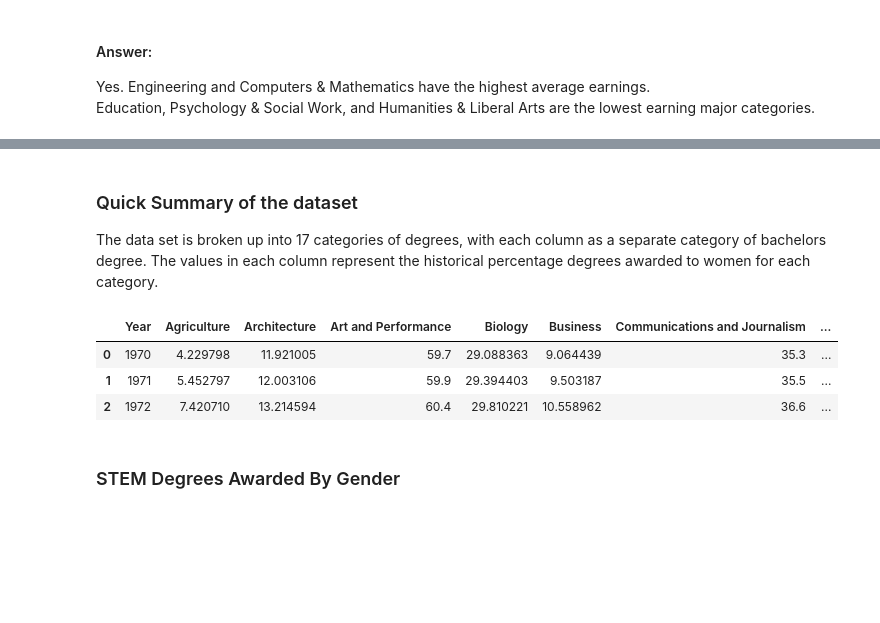
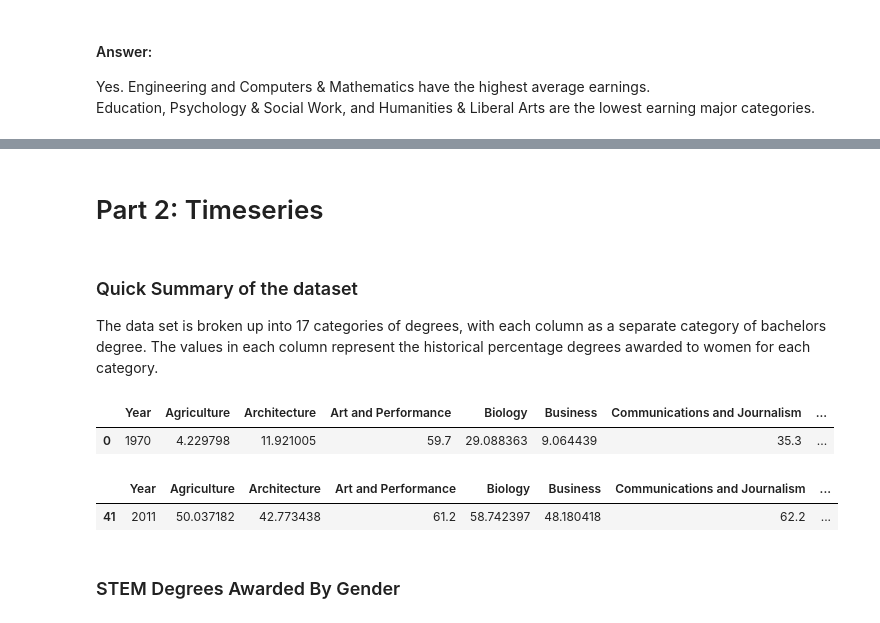
Before and after one commit to danielzayas/STEM_gender_gap, a Jupyter notebook: Earnings by College Majors.ipynb, the cells around one changed output, grey strips where cells are left out. Cells and saved outputs as stored; diff of their text form; code cells hidden in the pictures; blank space fills up the shorter version.

```diff
--- a/Earnings by College Majors.ipynb
+++ b/Earnings by College Majors.ipynb
@@ -304,3 +309,5 @@ The Department of Education Statistics releases a data set annually containing t
+# %% [markdown]
+# Part 2: Timeseries
 # %% [markdown]
 ### Quick Summary of the dataset
 
@@ -308,11 +315,14 @@ The data set is broken up into 17 categories of degrees, with each column as a s
 # %%
 women_degrees = pd.read_csv('percent-bachelors-degrees-women-usa.csv')
 # %%
-women_degrees.head(3)
+women_degrees.head(1)
 # %% [output]
 |  | Year | Agriculture | Architecture | Art and Performance | Biology | Business | Communications and Journalism | ... |
 | 0 | 1970 | 4.229798 | 11.921005 | 59.7 | 29.088363 | 9.064439 | 35.3 | ... |
-| 1 | 1971 | 5.452797 | 12.003106 | 59.9 | 29.394403 | 9.503187 | 35.5 | ... |
-| 2 | 1972 | 7.420710 | 13.214594 | 60.4 | 29.810221 | 10.558962 | 36.6 | ... |
+# %%
+women_degrees.tail(1)
+# %% [output]
+|  | Year | Agriculture | Architecture | Art and Performance | Biology | Business | Communications and Journalism | ... |
+| 41 | 2011 | 50.037182 | 42.773438 | 61.2 | 58.742397 | 48.180418 | 62.2 | ... |
 # %% [markdown]
 ### STEM Degrees Awarded By Gender
```
Also changed, not shown: parts of 19 cells of this notebook.
